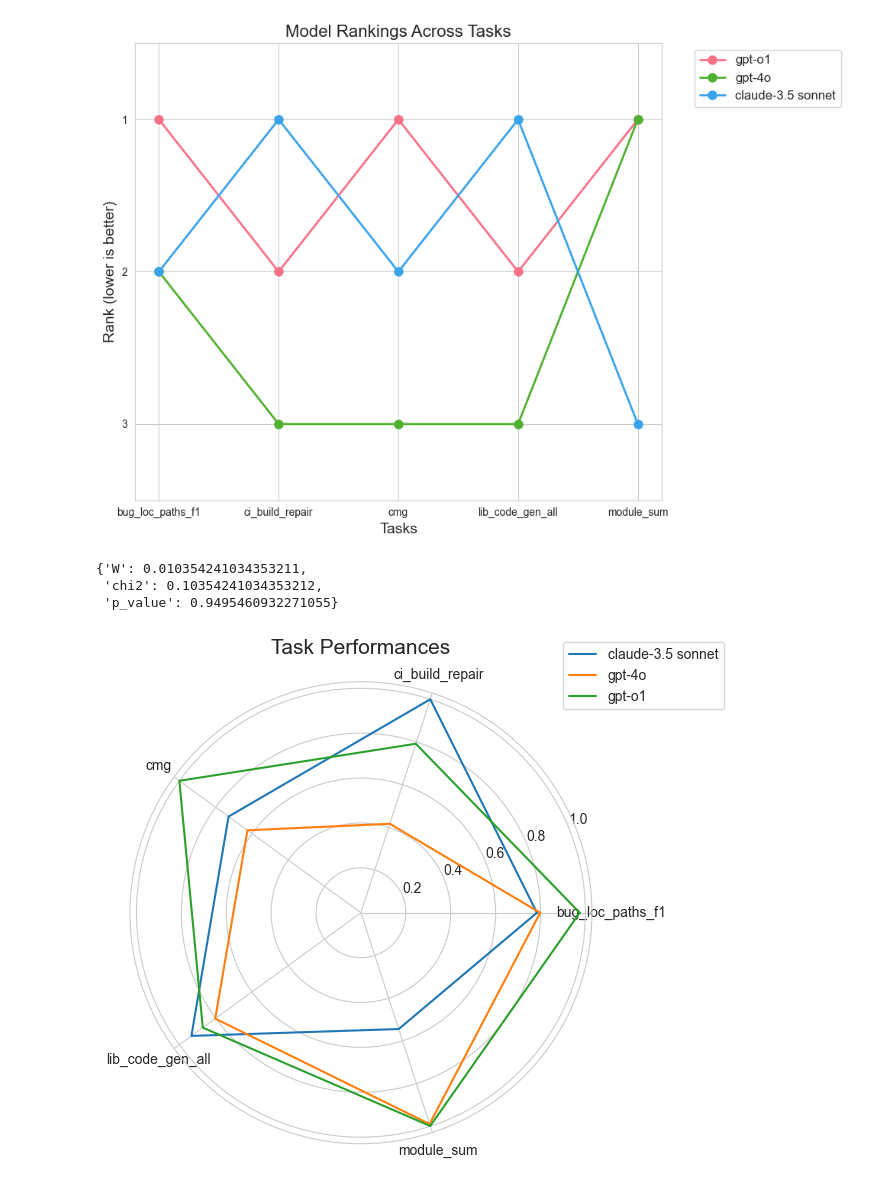
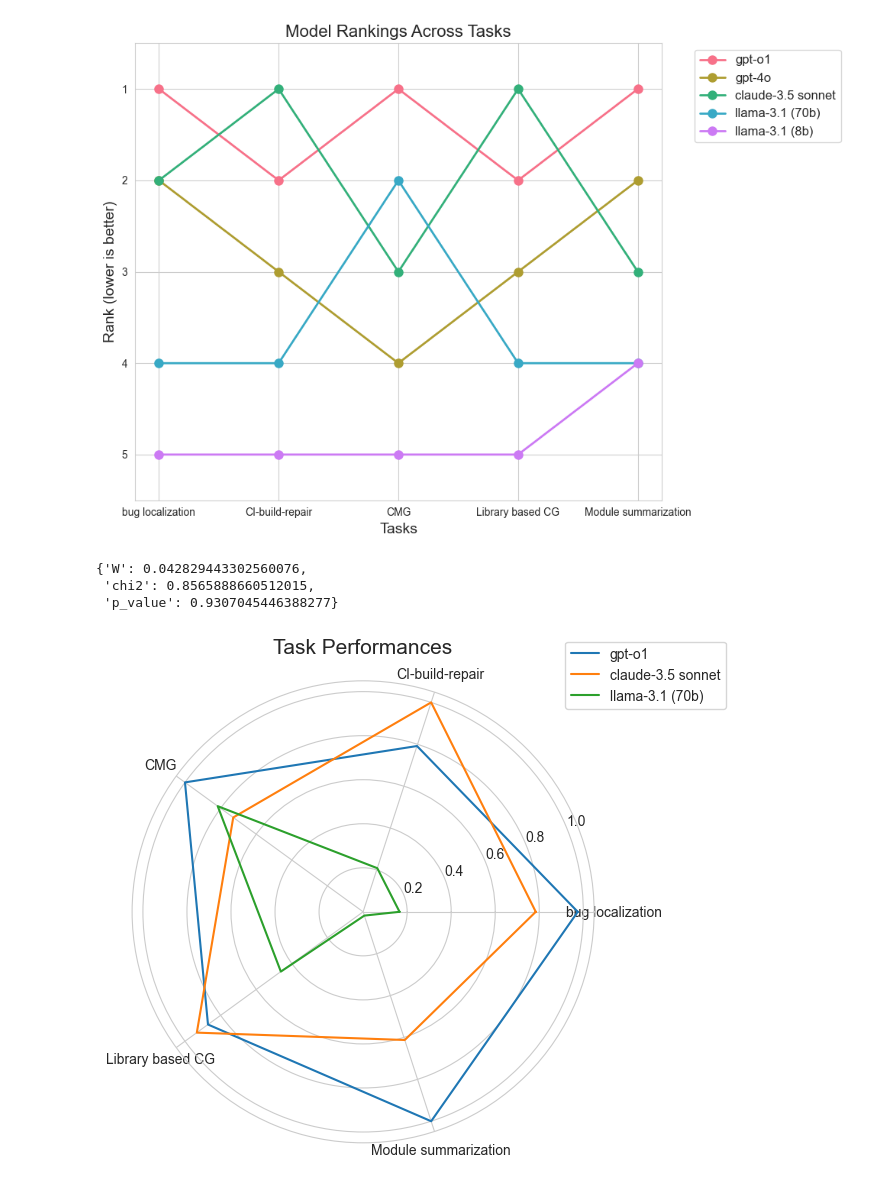
Before and after one commit to galtimur/various, a Jupyter notebook: lca_analysis/lca_corr_analysis.ipynb, the cells around one changed output. Drawn from its saved outputs; the diff is of its cells as text; code cells hidden in the pictures.

Commit message:
Fixed task namings and a little bit code

```diff
--- a/lca_analysis/lca_corr_analysis.ipynb
+++ b/lca_analysis/lca_corr_analysis.ipynb
@@ -19,11 +19,12 @@ dataset_file = folder / "tasks_results.json"
 with open(dataset_file, "r") as file:
     task_results = json.load(file)
 
-# convert all tasks and model names to lower
+# convert all model names to lower
 task_results = {
-    key.lower(): {key_in.lower(): value_in for key_in, value_in in value.items()}
+    key: {key_in.lower(): value_in for key_in, value_in in value.items()}
     for key, value in task_results.items()
 }
+del task_results["plcc_proj_lev_path_dist_em"]
 # %%
 for task, scores in task_results.items():
     task_results[task] = normalize_scores(scores)
@@ -58,16 +61,18 @@ rank_stats
 # %%
 plot_ranks(task_results_ranked)
 # %% [output]
-[figure, old version]
+[figure, new version]
 # %%
 # plot_corr_matrix(task_results_df)
 # %%
 kendall_w(task_results_df)
 # %% [output]
-{'W': 0.010354241034353211,
- 'chi2': 0.10354241034353212,
- 'p_value': 0.9495460932271055}
+{'W': 0.042829443302560076,
+ 'chi2': 0.8565888660512015,
+ 'p_value': 0.9307045446388277}
 # %%
-plot_radar_chart(task_results_df)
+models_to_plot = ["gpt-o1", "claude-3.5 sonnet", "llama-3.1 (70b)"]
+task_results_to_plot = task_results_df.filter(items=models_to_plot, axis=0)
+plot_radar_chart(task_results_to_plot)
 # %% [output]
-[figure, old version]
+[figure, new version]
```
Also changed, not shown: parts of 1 cell of this notebook, 2 other files.
